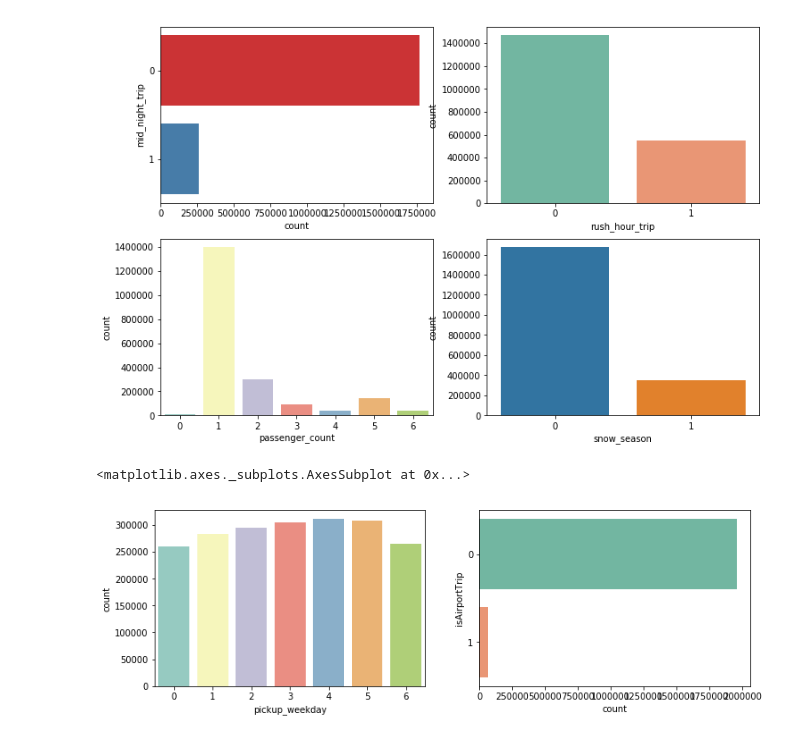
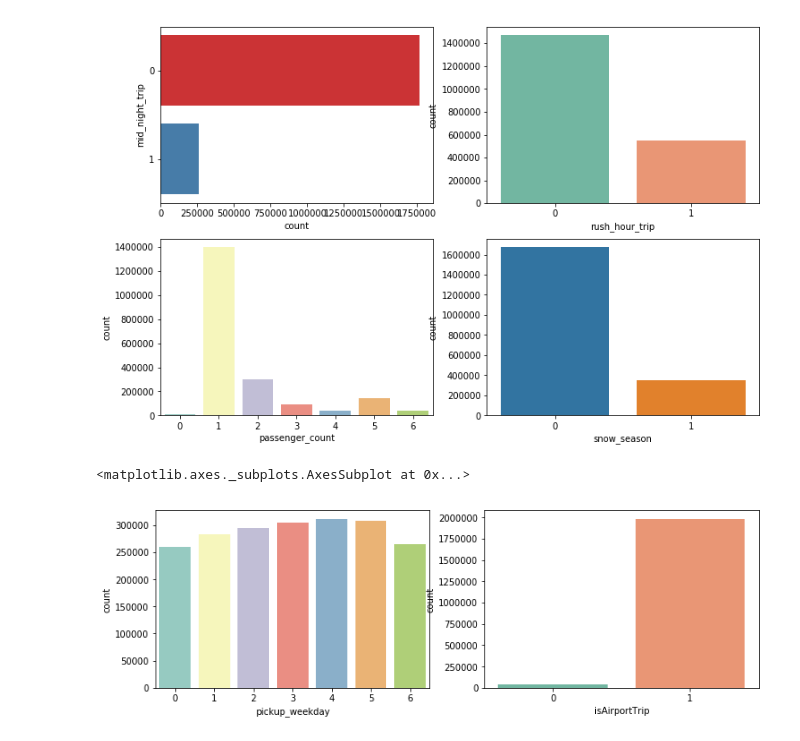
Before and after one commit to MrKhan0747/New-York-City-Taxi-Trips-Fare, a Jupyter notebook: new-york-fare-model.ipynb, the cells around one changed output. Cells and saved outputs as stored; diff of their text form; code cells hidden in the pictures.

```diff
--- a/new-york-fare-model.ipynb
+++ b/new-york-fare-model.ipynb
@@ -558,11 +557,11 @@ plt.show()
 # %%
 plt.figure(figsize=(12,8))
 
 plt.subplot(2,2,1)
 sns.countplot(x='pickup_weekday',data=df,palette='Set3')
 
 plt.subplot(2,2,2)
-sns.countplot(y='isAirportTrip',data=df,palette='Set2')
+sns.countplot(x='isAirportTrip',data=df,palette='Set2')
 # %% [output]
 <matplotlib.axes._subplots.AxesSubplot at 0x...>
-[figure, old version]
+[figure, new version]
```
Also changed, not shown: parts of 40 cells of this notebook.
